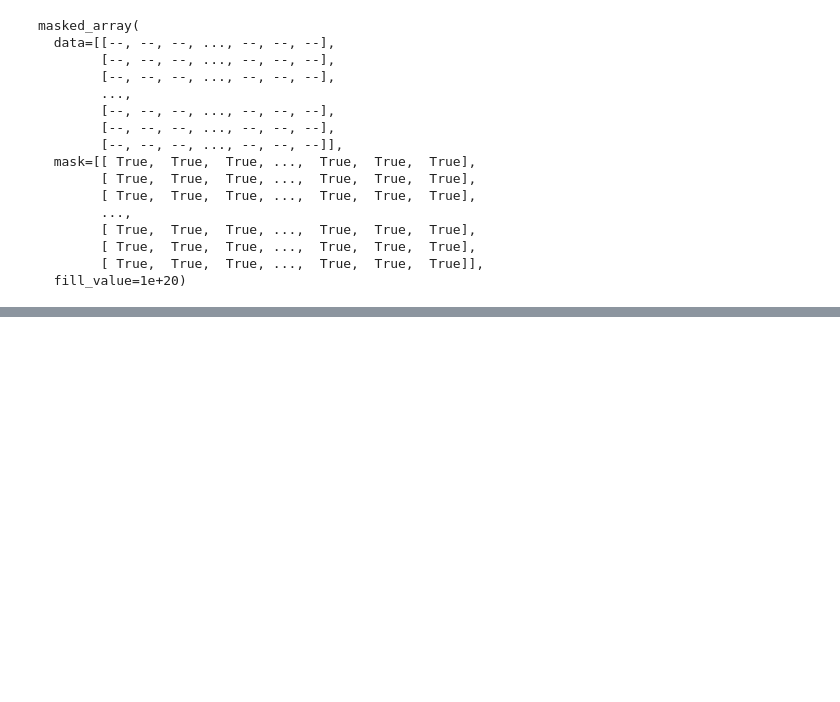
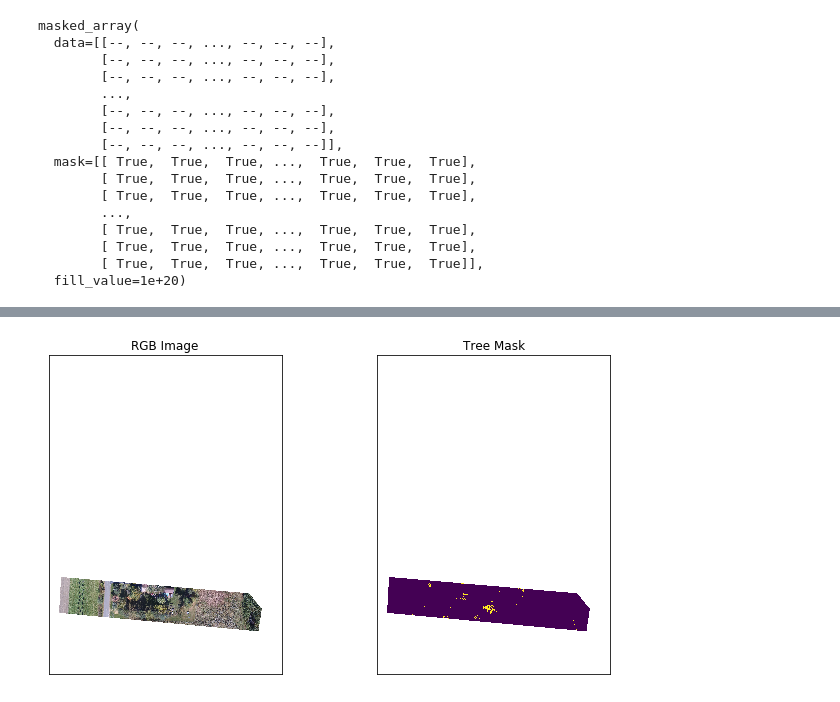
Before and after one commit to wvsharber/EV_tree_challenge, a Jupyter notebook: notebooks/exploratory/Modeling_notebook.ipynb, the cells around one changed output, grey strips where cells are left out. Saved outputs shown, nothing was run; the diff lists cells and outputs as text; code cells hidden in the pictures; blank space fills up the shorter version.

```diff
--- a/notebooks/exploratory/Modeling_notebook.ipynb
+++ b/notebooks/exploratory/Modeling_notebook.ipynb
@@ -444,0 +472,22 @@ with rio.open("../../data/eval_data/pred_tree_mask.tif",
+# %%
+with open("../../../Google Drive/DataScienceProjects/EV_tree_challenge/pickle_files/eval_dataframe.pkl", 'rb') as inbound:
+    df_eval = pickle.load(inbound)
+# %%
+first_row = 0
+last_row = int(first_row + len(df_eval)/1000)
+eval_preds = np.array([])
+while (last_row <= len(df_eval)) and (first_row != last_row):
+    df_chunk = df_eval.iloc[first_row:last_row, :]
+    preds_chunk = RFM.predict(df_chunk)
+    eval_preds = np.concatenate((eval_preds, preds_chunk), axis = 0)
+    first_row = last_row
+    if len(df_eval) - last_row < len(df_eval)/1000:
+        df_chunk = df_eval.iloc[first_row:, :]
+        preds_chunk = RFM.predict(df_chunk)
+        eval_preds = np.concatenate((eval_preds, preds_chunk), axis = 0)
+        break
+    else:
+        last_row = int(first_row + len(df_eval)/1000)
+# %%
+with rio.open("../../data/raw_data/eval_data/ortho_eval.tif", 'r') as src:
+    ortho_eval = src.read(masked=True)
@@ -444,0 +498,18 @@ with rio.open("../../data/eval_data/pred_tree_mask.tif",
+# %%
+#Reshape predictions into appropriate mask shape
+eval_mask = eval_preds.reshape((ortho_eval.shape[1:]))
+#Convert to masked array
+eval_mask = np.ma.array(eval_mask)
+#Add appropriate mask shape
+with rio.open("../../data/raw_data/eval_data/ortho_eval.tif", 'r') as src:
+    ortho_eval = src.read(masked=True)
+eval_mask.mask = ortho_eval.mask
+# %%
+#Plot original evaluation RGB image and predicted tree mask
+fig, ax = plt.subplots(1, 2, figsize=(10, 5))
+ep.plot_rgb(ortho_eval, ax = ax[0], title = "RGB Image")
+ep.plot_bands(eval_mask, ax = ax[1], cmap = 'viridis', scale = False, cbar = False, title="Tree Mask")
+plt.tight_layout()
+plt.savefig("../../reports/Figures/Fig7_finaleval.png", dpi = 300);
+# %% [output]
+[figure, added]
```
Also changed, not shown: parts of 7 cells of this notebook, 1 other file.
